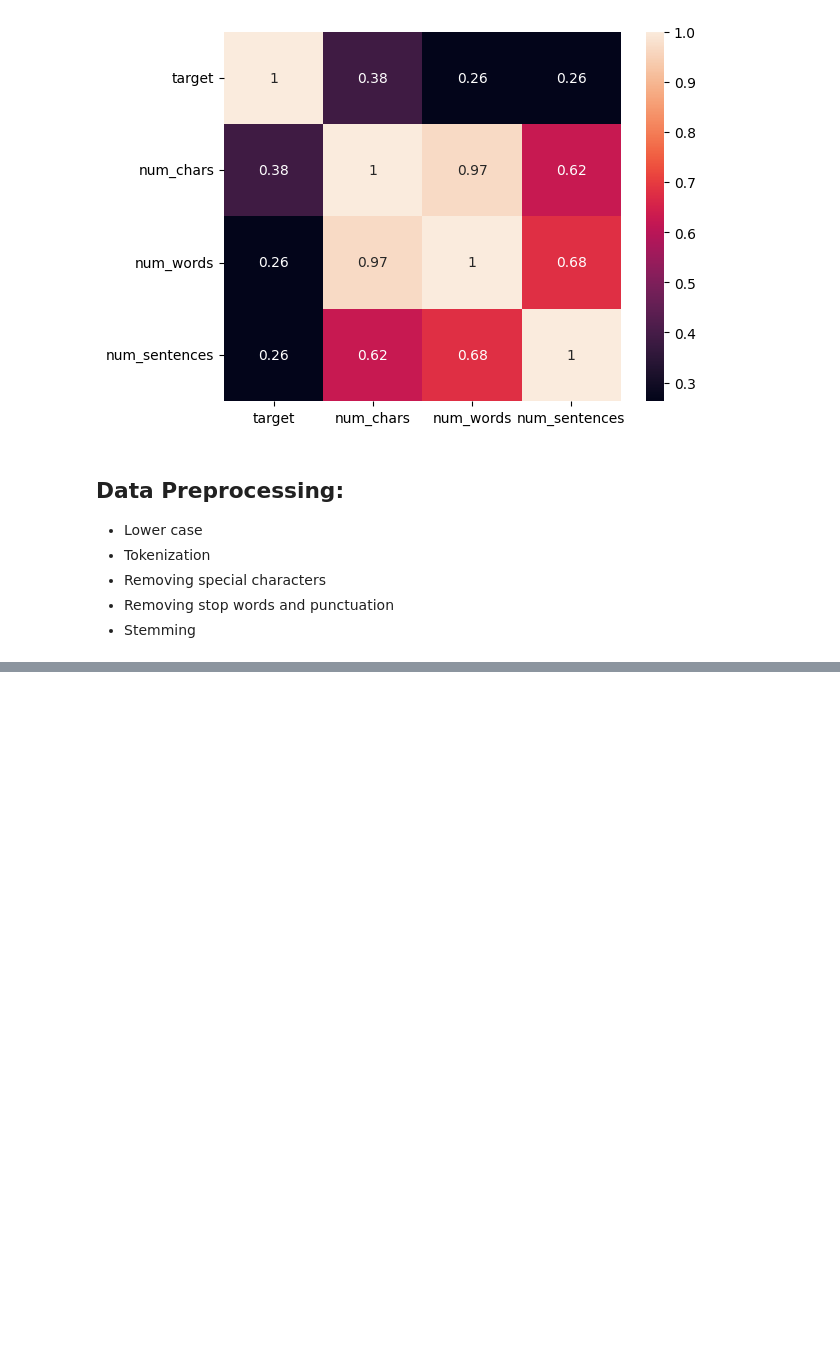
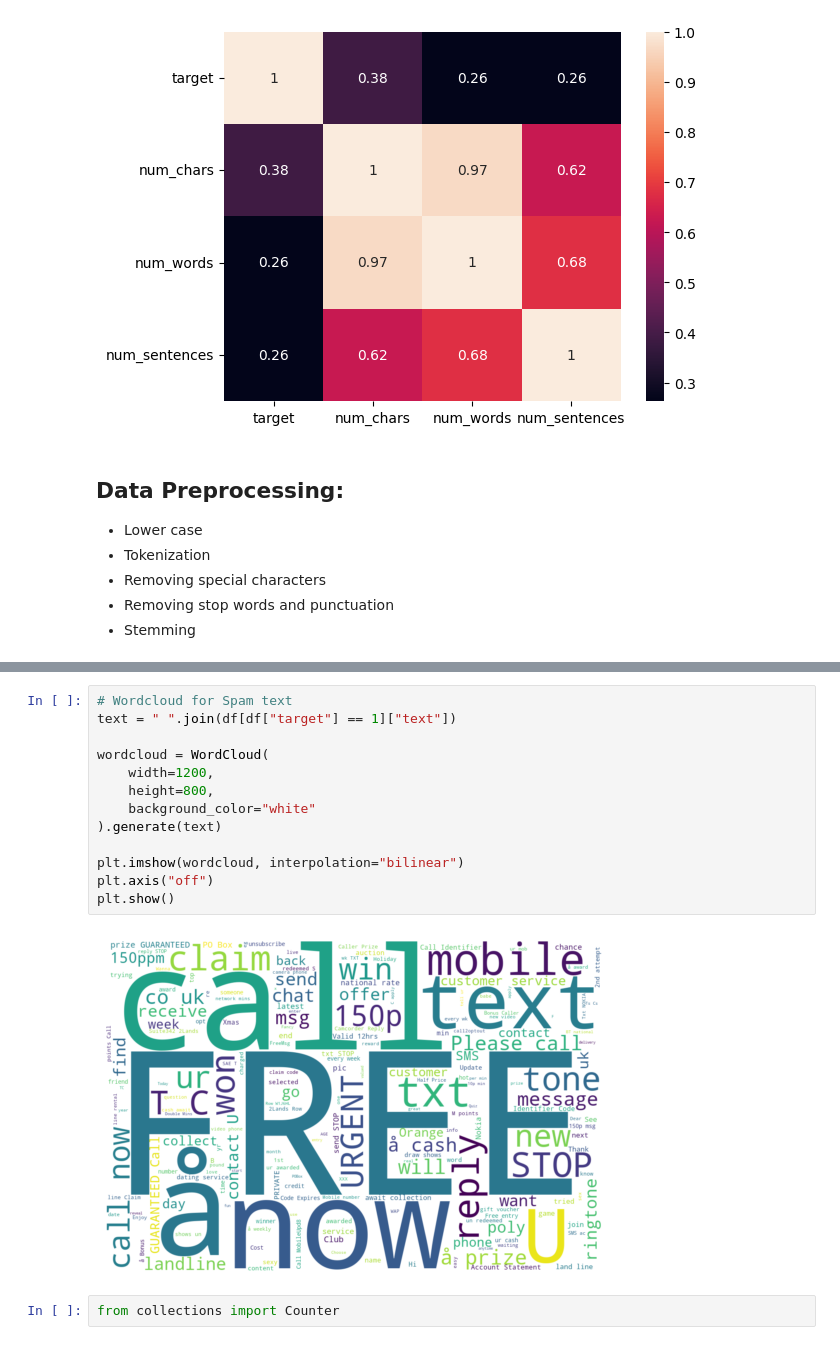
Before and after one commit to Sayan-Mondal2022/spam-detection-system, a Jupyter notebook: model.ipynb, the cells around one changed output, grey strips where cells are left out. Cells and saved outputs as stored; diff of their text form; blank space fills up the shorter version.

```diff
--- a/model.ipynb
+++ b/model.ipynb
@@ -251,0 +267,17 @@ df.head()
+# %%
+# Wordcloud for Spam text
+text = " ".join(df[df["target"] == 1]["text"])
+
+wordcloud = WordCloud(
+    width=1200,
+    height=800,
+    background_color="white"
+).generate(text)
+
+plt.imshow(wordcloud, interpolation="bilinear")
+plt.axis("off")
+plt.show()
+# %% [output]
+[figure, added]
+# %%
+from collections import Counter
```
Also changed, not shown: parts of 21 cells of this notebook, 1 other file.
